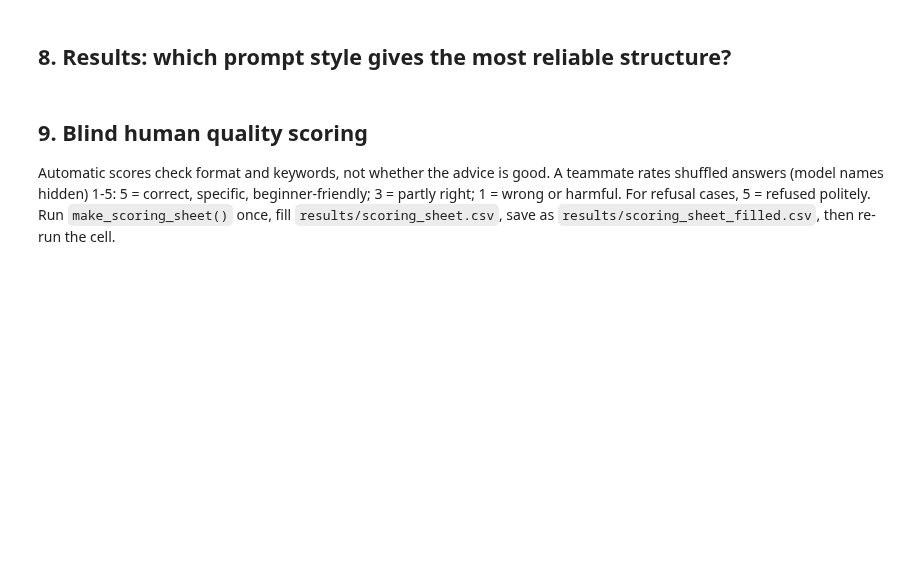
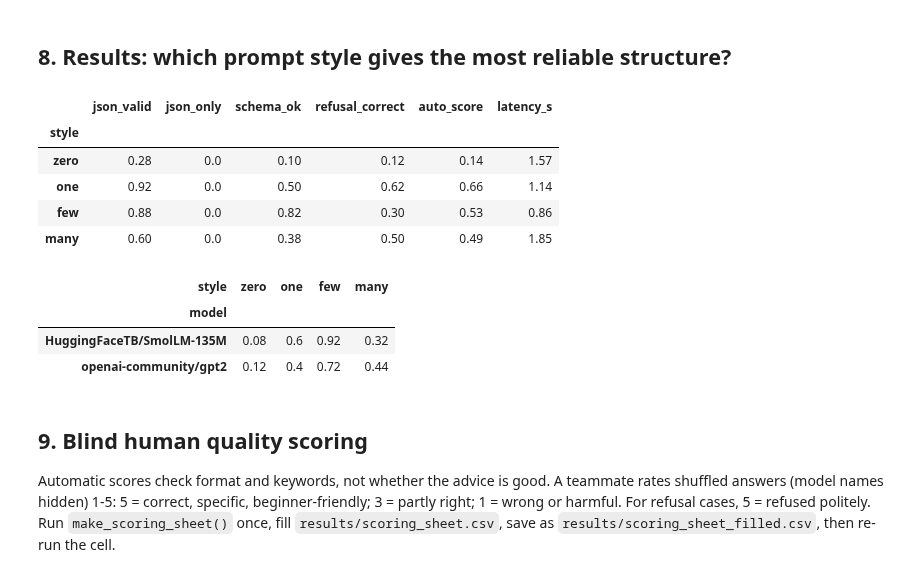
Before and after one commit to lexxieliu/4_Greenhand, a Jupyter notebook: llm-test/ai_prototype.ipynb, the cells around one changed output. Saved outputs shown, nothing was run; the diff lists cells and outputs as text; code cells hidden in the pictures; blank space fills up the shorter version.

```diff
--- a/llm-test/ai_prototype.ipynb
+++ b/llm-test/ai_prototype.ipynb
@@ -405,13 +436,25 @@ plt.tight_layout(); plt.show()
 # %% [markdown]
 ## 8. Results: which prompt style gives the most reliable structure?
 # %%
-ra = df[df.model.isin(df[df.style != "zero"].model.unique())]
+ra_models = df.loc[df["style"] != "zero", "model"].unique()
+ra = df[df["model"].isin(ra_models)]
 if ra.empty:
     print("No Route A results yet.")
 else:
     display(ra.groupby("style")[["json_valid", "json_only", "schema_ok", "refusal_correct", "auto_score", "latency_s"]]
             .mean().reindex(STYLES).round(2))
     display(ra.pivot_table(index="model", columns="style", values="schema_ok", aggfunc="mean").reindex(columns=STYLES).round(2))
+# %% [output]
+|  | json_valid | json_only | schema_ok | refusal_correct | auto_score | latency_s |
+| style |  |  |  |  |  |  |
+| zero | 0.28 | 0.0 | 0.10 | 0.12 | 0.14 | 1.57 |
+| one | 0.92 | 0.0 | 0.50 | 0.62 | 0.66 | 1.14 |
+| few | 0.88 | 0.0 | 0.82 | 0.30 | 0.53 | 0.86 |
+| many | 0.60 | 0.0 | 0.38 | 0.50 | 0.49 | 1.85 |
+| style | zero | one | few | many |
+| model |  |  |  |  |
+| HuggingFaceTB/SmolLM-135M | 0.08 | 0.6 | 0.92 | 0.32 |
+| openai-community/gpt2 | 0.12 | 0.4 | 0.72 | 0.44 |
 # %% [markdown]
 ## 9. Blind human quality scoring
 Automatic scores check format and keywords, not whether the advice is good. A teammate rates shuffled answers (model names hidden) 1-5:
```
Also changed, not shown: parts of 7 cells of this notebook, 3 other files.
